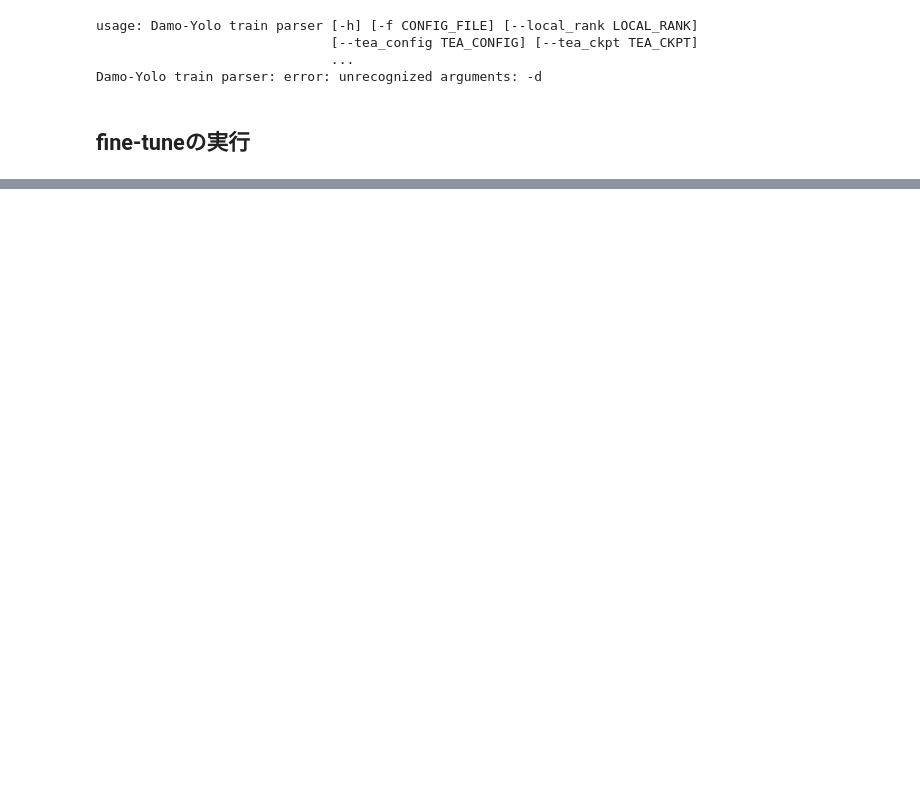
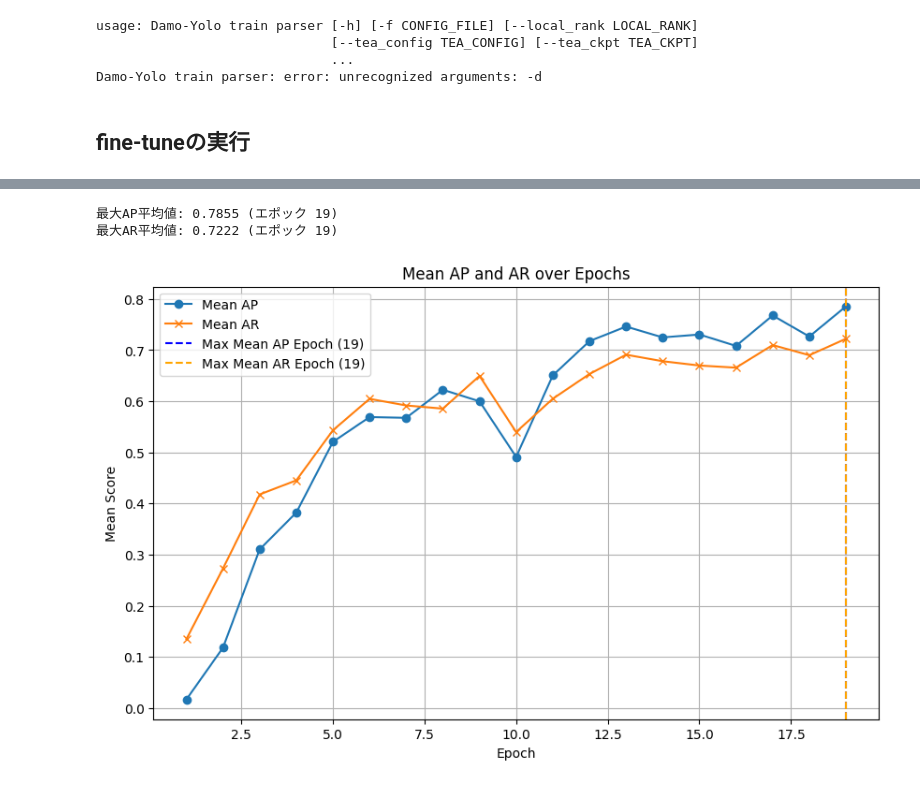
Before and after one commit to galirage/Arrow-Guided-VLM-Enhancing-Flowchart-Understanding-via-Arrow-Direction-Encoding, a Jupyter notebook: notebook/G_detect_flowchart_yoloDamo.ipynb, the cells around one changed output, grey strips where cells are left out. Drawn from its saved outputs; the diff is of its cells as text; code cells hidden in the pictures; blank space fills up the shorter version.

```diff
--- a/notebook/G_detect_flowchart_yoloDamo.ipynb
+++ b/notebook/G_detect_flowchart_yoloDamo.ipynb
@@ -531,0 +637,35 @@ coco  custom_coco
+# %%
+import numpy as np
+
+# 各エポックにおけるAPとARの平均値を計算
+ap_mean_per_epoch = [np.mean([ap_per_image[i][epoch] for i in range(num_images)]) for epoch in range(min_length)]
+ar_mean_per_epoch = [np.mean([ar_per_image[i][epoch] for i in range(num_images)]) for epoch in range(min_length)]
+
+# APとARの平均値の最大値を計算
+max_ap_mean = max(ap_mean_per_epoch)
+max_ar_mean = max(ar_mean_per_epoch)
+
+# 最大値を持つエポックを特定
+max_ap_epoch = ap_mean_per_epoch.index(max_ap_mean) + 1  # エポック番号は1から始まると仮定
+max_ar_epoch = ar_mean_per_epoch.index(max_ar_mean) + 1
+
+# 結果の表示
+print(f"最大AP平均値: {max_ap_mean:.4f} (エポック {max_ap_epoch})")
+print(f"最大AR平均値: {max_ar_mean:.4f} (エポック {max_ar_epoch})")
+
+# APとARの平均値をグラフ化
+plt.figure(figsize=(10, 6))
+plt.plot(range(1, min_length + 1), ap_mean_per_epoch, label='Mean AP', marker='o')
+plt.plot(range(1, min_length + 1), ar_mean_per_epoch, label='Mean AR', marker='x')
+plt.axvline(max_ap_epoch, color='blue', linestyle='--', label=f'Max Mean AP Epoch ({max_ap_epoch})')
+plt.axvline(max_ar_epoch, color='orange', linestyle='--', label=f'Max Mean AR Epoch ({max_ar_epoch})')
+plt.xlabel('Epoch')
+plt.ylabel('Mean Score')
+plt.title('Mean AP and AR over Epochs')
+plt.legend()
+plt.grid(True)
+plt.show()
+# %% [output]
+最大AP平均値: 0.7855 (エポック 19)
+最大AR平均値: 0.7222 (エポック 19)
+[figure, added]
```
Also changed, not shown: parts of 20 cells of this notebook.
